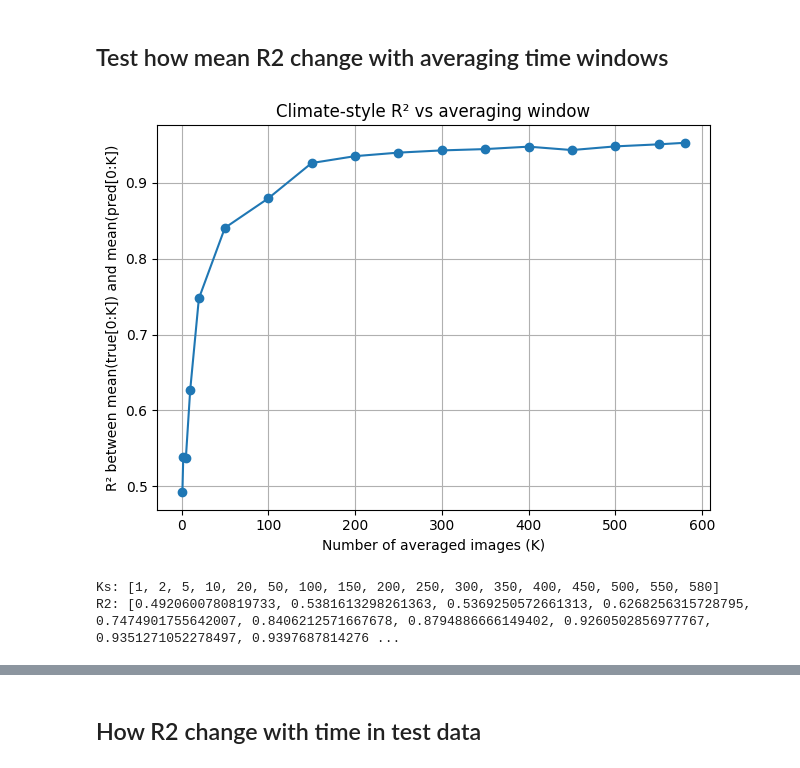
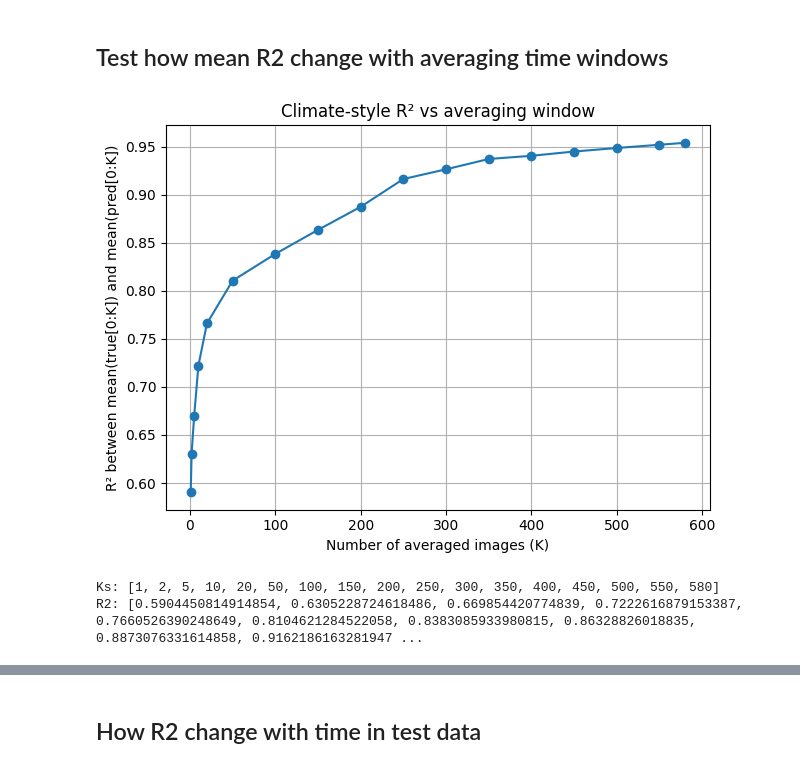
Before and after one commit to zjcxiaobai/submeso_data_driven, a Jupyter notebook: src/post_analysis/Viz/viz_snapshots.ipynb, the cells around one changed output, grey strips where cells are left out. Drawn from its saved outputs; the diff is of its cells as text; code cells hidden in the pictures.

```diff
--- a/src/post_analysis/Viz/viz_snapshots.ipynb
+++ b/src/post_analysis/Viz/viz_snapshots.ipynb
@@ -233,7 +233,7 @@ import numpy as np
 import xarray as xr
 from src.utils import read_mitgcm
 from src.utils import build_coarse_grid
-from src.utils import data_loader
+from src.utils.machine_learning import data_loader
 
 from matplotlib.colors import TwoSlopeNorm
 from matplotlib.colors import Normalize
@@ -252,15 +252,15 @@ XC_c = ds_coarse["XC"]
 YC_c = ds_coarse["YC"]
 
 # load nc file
-ds = xr.open_dataset("../../data_5km/save_coarse/13901616_nc/wT_sub_12h_blocks.nc", engine="h5netcdf")
+ds = xr.open_dataset("/scratch/jczhang/data_5km/save_coarse/13901616_nc/wT_sub_12h_blocks.nc", engine="h5netcdf")
 wT = ds["wT_sub_kC"]
-ds = xr.open_dataset("../../data_5km/save_coarse/13901616_nc/U_12hmean_coarse.nc", engine="h5netcdf")
+ds = xr.open_dataset("/scratch/jczhang/data_5km/save_coarse/13901616_nc/U_12hmean_coarse.nc", engine="h5netcdf")
 U = ds["U"]
-ds = xr.open_dataset("../../data_5km/save_coarse/13901616_nc/V_12hmean_coarse.nc", engine="h5netcdf")
+ds = xr.open_dataset("/scratch/jczhang/data_5km/save_coarse/13901616_nc/V_12hmean_coarse.nc", engine="h5netcdf")
 V = ds["V"]
-ds = xr.open_dataset("../../data_5km/save_coarse/13901616_nc/W_12hmean_coarse.nc", engine="h5netcdf")
+ds = xr.open_dataset("/scratch/jczhang/data_5km/save_coarse/13901616_nc/W_12hmean_coarse.nc", engine="h5netcdf")
 W = ds["W"]
-ds = xr.open_dataset("../../data_5km/save_coarse/13901616_nc/T_12hmean_coarse.nc", engine="h5netcdf")
+ds = xr.open_dataset("/scratch/jczhang/data_5km/save_coarse/13901616_nc/T_12hmean_coarse.nc", engine="h5netcdf")
 T = ds["T"]
 
 
@@ -280,35 +280,35 @@ def range_limits(Z, q = 0.995):
     return float(vmin), float(vmax)
 
 # load the npz data
-fn = "/scratch/jczhang/submeso_data_driven/data/one_layer/zeta.npz"
+fn = "/scratch/jczhang/submeso_data_driven/data/mld/zeta.npz"
 with np.load(fn) as npz:
     t = npz["time_index"].astype(np.int64)   # (Nt,)
     zeta_npz = npz["data"].astype(np.float32)       # (Nt, j, i)
-fn = "/scratch/jczhang/submeso_data_driven/data/one_layer/U.npz"
+fn = "/scratch/jczhang/submeso_data_driven/data/mld/U.npz"
 with np.load(fn) as npz:
     t = npz["time_index"].astype(np.int64)   # (Nt,)
     U_npz = npz["data"].astype(np.float32)       # (Nt, j, i)
-fn = "/scratch/jczhang/submeso_data_driven/data/one_layer/V.npz"
+fn = "/scratch/jczhang/submeso_data_driven/data/mld/V.npz"
 with np.load(fn) as npz:
     t = npz["time_index"].astype(np.int64)   # (Nt,)
     V_npz = npz["data"].astype(np.float32)       # (Nt, j, i)
-fn = "/scratch/jczhang/submeso_data_driven/data/one_layer/W.npz"
+fn = "/scratch/jczhang/submeso_data_driven/data/mld/W.npz"
 with np.load(fn) as npz:
     t = npz["time_index"].astype(np.int64)   # (Nt,)
     W_npz = npz["data"].astype(np.float32)       # (Nt, j, i)
-fn = "/scratch/jczhang/submeso_data_driven/data/one_layer/speed.npz"
+fn = "/scratch/jczhang/submeso_data_driven/data/mld/speed.npz"
 with np.load(fn) as npz:
     t = npz["time_index"].astype(np.int64)   # (Nt,)
     speed_npz = npz["data"].astype(np.float32)       # (Nt, j, i)
-fn = "/scratch/jczhang/submeso_data_driven/data/one_layer/strain.npz"
+fn = "/scratch/jczhang/submeso_data_driven/data/mld/strain.npz"
 with np.load(fn) as npz:
     t = npz["time_index"].astype(np.int64)   # (Nt,)
     strain_npz = npz["data"].astype(np.float32)       # (Nt, j, i)
-fn = "/scratch/jczhang/submeso_data_driven/data/one_layer/T.npz"
+fn = "/scratch/jczhang/submeso_data_driven/data/mld/T.npz"
 with np.load(fn) as npz:
     t = npz["time_index"].astype(np.int64)   # (Nt,)
     T_npz = npz["data"].astype(np.float32)       # (Nt, j, i)
-fn = "/scratch/jczhang/submeso_data_driven/data/one_layer/wT.npz"
+fn = "/scratch/jczhang/submeso_data_driven/data/mld/wT.npz"
 with np.load(fn) as npz:
     t = npz["time_index"].astype(np.int64)        # (Nt,)
     wT_npz = npz["data"].astype(np.float32)       # (Nt, j, i)
@@ -540,8 +527,8 @@ def r2_image(y_true, y_pred, eps: float = 1e-12) -> float:
     return float(1.0 - ss_res / ss_tot)
 
 # ---------------- load preds/true ----------------
-y_true_path = "../../../outputs/cfg_2/test_y_true.npy"
-y_pred_path = "../../../outputs/cfg_2/test_y_pred.npy"
+y_true_path = "../../../outputs/cfg_9/test_y_true.npy"
+y_pred_path = "../../../outputs/cfg_9/test_y_pred.npy"
 y_true = np.load(y_true_path)   # (N,1,H,W)
 y_pred = np.load(y_pred_path)   # (N,1,H,W)
 
@@ -553,7 +540,7 @@ assert y_pred.shape == y_true.shape
 APPLY_DENORM = False
 
 if APPLY_DENORM:
-    ckpt_path = "../../../check_point/cfg_2/best_unet_conv.pt"
+    ckpt_path = "../../../check_point/cfg_9/best_unet_conv.pt"
     device = torch.device("cuda" if torch.cuda.is_available() else "cpu")
     ckpt = torch.load(ckpt_path, map_location=device, weights_only=False)
     norm = ckpt["norm"]
@@ -569,33 +556,33 @@ Ks += [580]
 Ks = sorted(set([k for k in Ks if 1 <= k <= N]))  # keep valid, unique, sorted
 
 # ---------------- efficient running mean via cumulative sum ----------------
 # work with (N,H,W)
 yt = y_true[:, 0].astype(np.float64)   # (N,H,W)
 yp = y_pred[:, 0].astype(np.float64)
 
 cumsum_true = np.cumsum(yt, axis=0)    # (N,H,W)
 cumsum_pred = np.cumsum(yp, axis=0)
 
 r2s = []
 for k in Ks:
     true_mean_map = cumsum_true[k-1] / k
     pred_mean_map = cumsum_pred[k-1] / k
     r2s.append(r2_image(true_mean_map, pred_mean_map))
 
 # ---------------- plot ----------------
 plt.figure()
 plt.plot(Ks, r2s, marker="o")
 plt.xlabel("Number of averaged images (K)")
 plt.ylabel("R² between mean(true[0:K]) and mean(pred[0:K])")
 plt.title("Climate-style R² vs averaging window")
 plt.grid(True)
 plt.tight_layout()
 plt.savefig("r2_vs_K.png", dpi=200)
 plt.show()
 
 print("Ks:", Ks)
 print("R2:", r2s)
 # %% [output]
-[figure, old version]
+[figure, new version]
 Ks: [1, 2, 5, 10, 20, 50, 100, 150, 200, 250, 300, 350, 400, 450, 500, 550, 580]
-R2: [0.4920600780819733, 0.5381613298261363, 0.5369250572661313, 0.6268256315728795, 0.7474901755642007, 0.8406212571667678, 0.8794886666149402, 0.9260502856977767, 0.9351271052278497, 0.9397687814276 ...
+R2: [0.5904450814914854, 0.6305228724618486, 0.669854420774839, 0.7222616879153387, 0.7660526390248649, 0.8104621284522058, 0.8383085933980815, 0.86328826018835, 0.8873076331614858, 0.9162186163281947 ...
```
Also changed, not shown: parts of 9 cells of this notebook, 11 other files.
